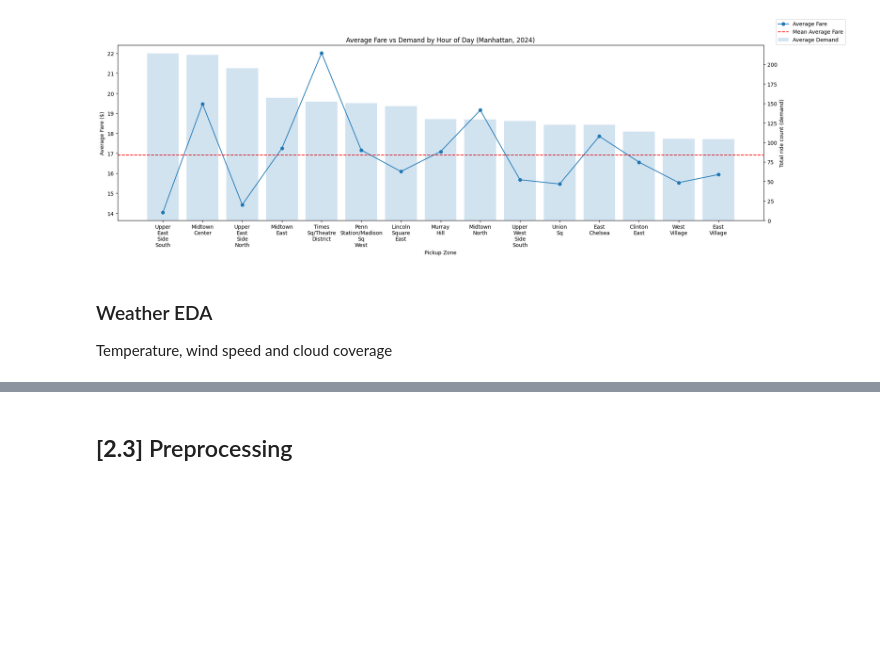
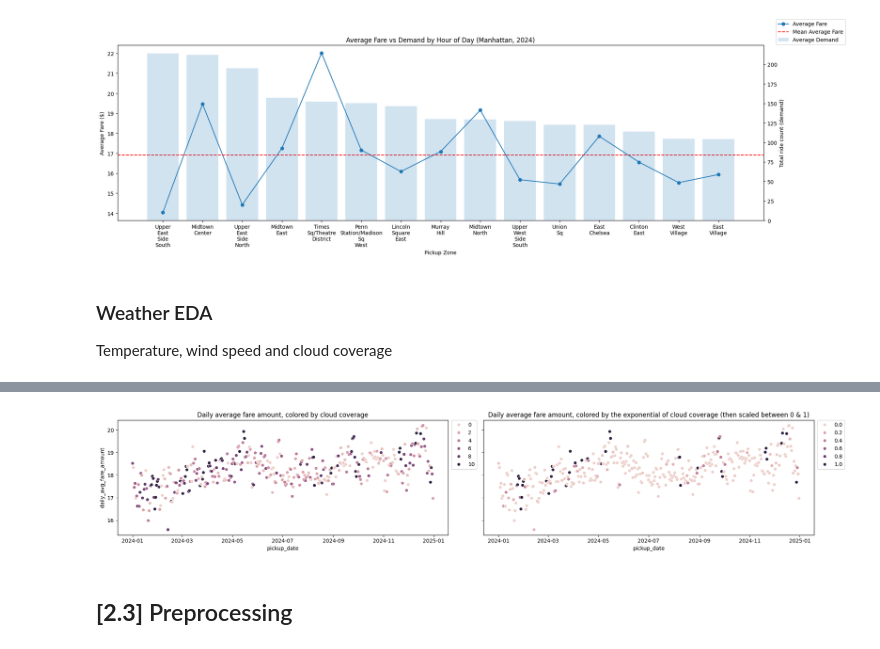
Before and after one commit to emma123456789102/Machine-Learning-Taxi-, a Jupyter notebook: final_notebook.ipynb, the cells around one changed output, grey strips where cells are left out. Drawn from its saved outputs; the diff is of its cells as text; code cells hidden in the pictures; blank space fills up the shorter version.

```diff
--- a/final_notebook.ipynb
+++ b/final_notebook.ipynb
@@ -1294,3 +1323,20 @@ Temperature, wind speed and cloud coverage
+# %%
+daily['exp_cloud_cover'] = np.exp(daily['cloud_coverage'])
+daily['scaled_exp_cloud_cover'] = MinMaxScaler().fit_transform(daily['exp_cloud_cover'].values.reshape(-1, 1))
+
+fig, axes = plt.subplots(1, 2, figsize=(20, 4), sharey=True)
+sns.scatterplot(daily, x='pickup_date', y='daily_avg_fare_amount', hue='cloud_coverage', ax=axes[0])
+axes[0].legend(bbox_to_anchor=(1.01, 1), loc='upper left', borderaxespad=0)
+axes[0].set_title("Daily average fare amount, colored by cloud coverage")
+sns.scatterplot(daily, x='pickup_date', y='daily_avg_fare_amount', hue='scaled_exp_cloud_cover', ax=axes[1])
+axes[1].legend(bbox_to_anchor=(1.01, 1), loc='upper left', borderaxespad=0)
+axes[1].set_title("Daily average fare amount, colored by the exponential of cloud coverage (then scaled between 0 & 1)")
+plt.tight_layout()
+plt.show()
+
+del daily
+# %% [output]
+[figure, added]
 # %% [markdown]
 ## **[2.3]** Preprocessing
 # %%
```
Also changed, not shown: parts of 1 cell of this notebook.
